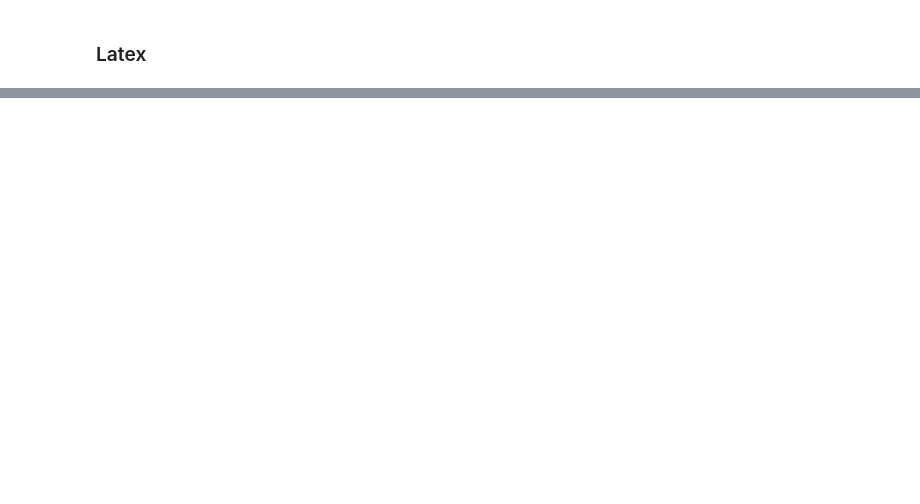
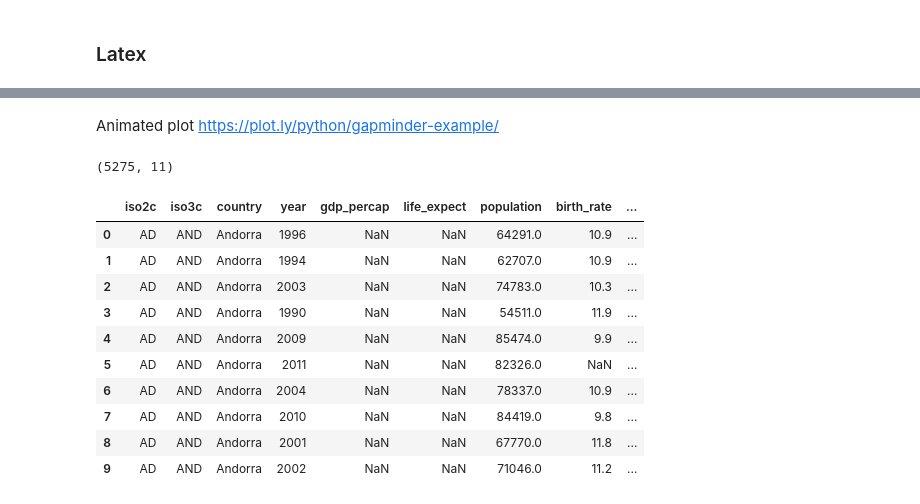
Before and after one commit to oumoussmehdi/DataScienceInArabic, a Jupyter notebook: Plotly.ipynb, the cells around one changed output, grey strips where cells are left out. Drawn from its saved outputs; the diff is of its cells as text; code cells hidden in the pictures; blank space fills up the shorter version.

```diff
--- a/Plotly.ipynb
+++ b/Plotly.ipynb
@@ -31,0 +125,20 @@ display(Math(r'F(k) = \int_{-\infty}^{\infty} f(x) e^{2\pi i k} dx'))
+# %% [markdown]
+Animated plot
+https://plot.ly/python/gapminder-example/
+# %%
+nations = pd.read_csv('data\\nations.csv')
+print(nations.shape)
+nations.head(10)
+# %% [output]
+(5275, 11)
+|  | iso2c | iso3c | country | year | gdp_percap | life_expect | population | birth_rate | ... |
+| 0 | AD | AND | Andorra | 1996 | NaN | NaN | 64291.0 | 10.9 | ... |
+| 1 | AD | AND | Andorra | 1994 | NaN | NaN | 62707.0 | 10.9 | ... |
+| 2 | AD | AND | Andorra | 2003 | NaN | NaN | 74783.0 | 10.3 | ... |
+| 3 | AD | AND | Andorra | 1990 | NaN | NaN | 54511.0 | 11.9 | ... |
+| 4 | AD | AND | Andorra | 2009 | NaN | NaN | 85474.0 | 9.9 | ... |
+| 5 | AD | AND | Andorra | 2011 | NaN | NaN | 82326.0 | NaN | ... |
+| 6 | AD | AND | Andorra | 2004 | NaN | NaN | 78337.0 | 10.9 | ... |
+| 7 | AD | AND | Andorra | 2010 | NaN | NaN | 84419.0 | 9.8 | ... |
+| 8 | AD | AND | Andorra | 2001 | NaN | NaN | 67770.0 | 11.8 | ... |
+| 9 | AD | AND | Andorra | 2002 | NaN | NaN | 71046.0 | 11.2 | ... |
```
Also changed, not shown: parts of 16 cells of this notebook, 6 other files.
